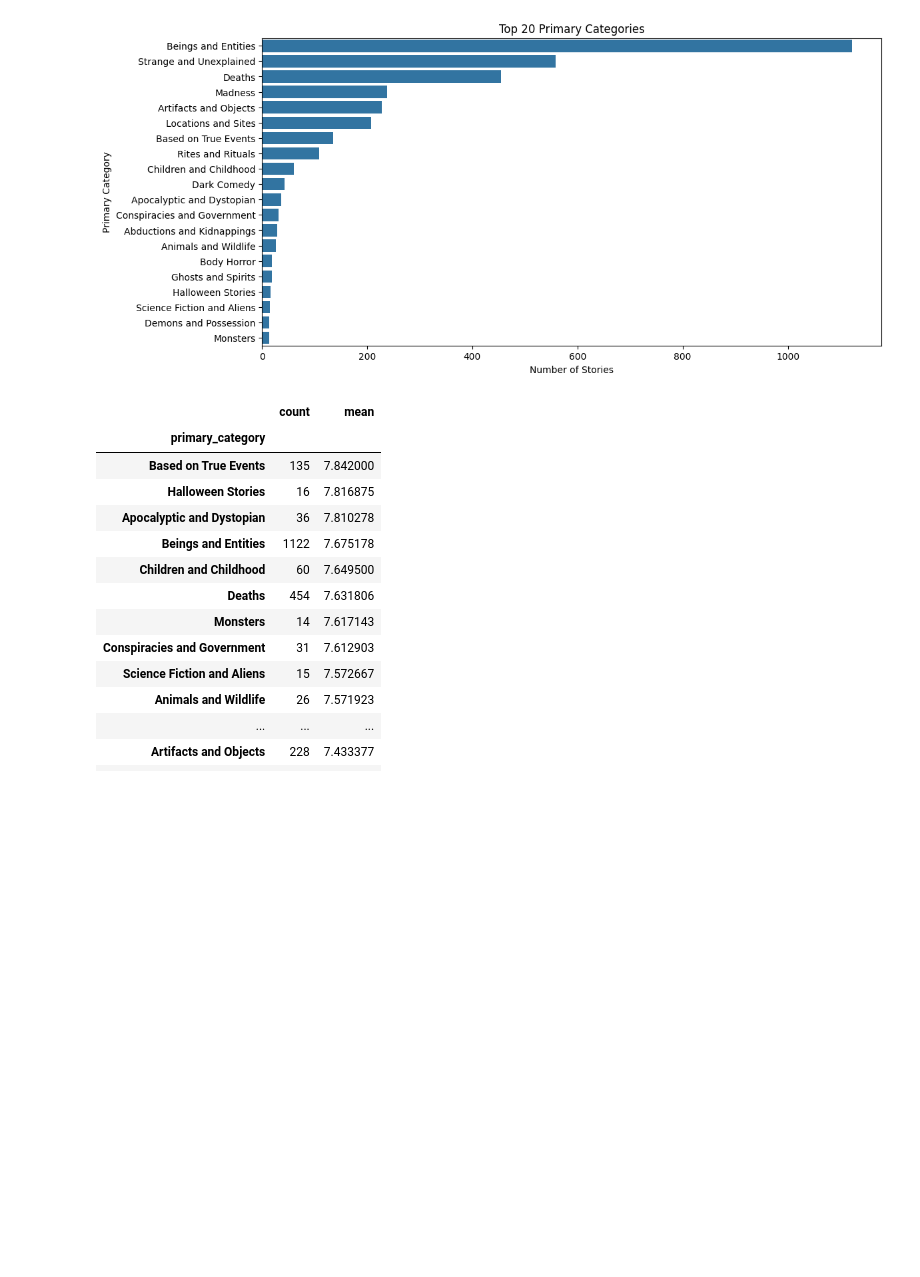
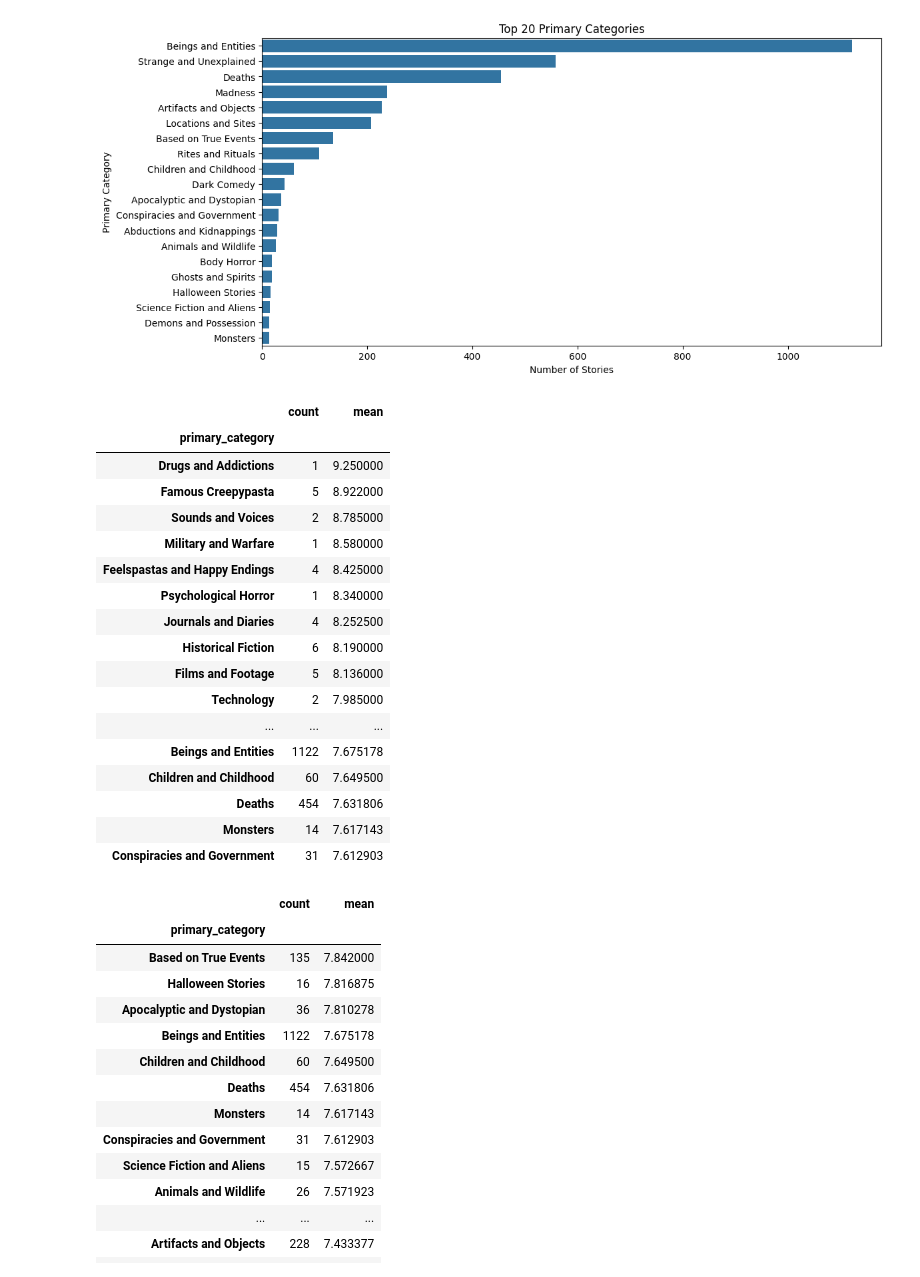
Before and after one commit to futabarentarou/Horror-Fracture-Index, a Jupyter notebook: notebooks/02_eda_text_analysis.ipynb, the cells around one changed output. Drawn from its saved outputs; the diff is of its cells as text; code cells hidden in the pictures; blank space fills up the shorter version.

```diff
--- a/notebooks/02_eda_text_analysis.ipynb
+++ b/notebooks/02_eda_text_analysis.ipynb
@@ -286,6 +286,33 @@ plt.ylabel("Primary Category")
 plt.show()
 # %% [output]
 [figure]
+# %%
+primary_category_rating = (
+    df.groupby("primary_category")["rating_numeric"]
+    .agg(["count", "mean"])
+    .sort_values("mean", ascending=False)
+)
+
+primary_category_rating.head(20)
+# %% [output]
+|  | count | mean |
+| primary_category |  |  |
+| Drugs and Addictions | 1 | 9.250000 |
+| Famous Creepypasta | 5 | 8.922000 |
+| Sounds and Voices | 2 | 8.785000 |
+| Military and Warfare | 1 | 8.580000 |
+| Feelspastas and Happy Endings | 4 | 8.425000 |
+| Psychological Horror | 1 | 8.340000 |
+| Journals and Diaries | 4 | 8.252500 |
+| Historical Fiction | 6 | 8.190000 |
+| Films and Footage | 5 | 8.136000 |
+| Technology | 2 | 7.985000 |
+| ... | ... | ... |
+| Beings and Entities | 1122 | 7.675178 |
+| Children and Childhood | 60 | 7.649500 |
+| Deaths | 454 | 7.631806 |
+| Monsters | 14 | 7.617143 |
+| Conspiracies and Government | 31 | 7.612903 |
 # %%
 primary_category_rating_filtered = primary_category_rating[
     primary_category_rating["count"] >= 10
```
Also changed, not shown: parts of 3 cells of this notebook, 1 other file.
